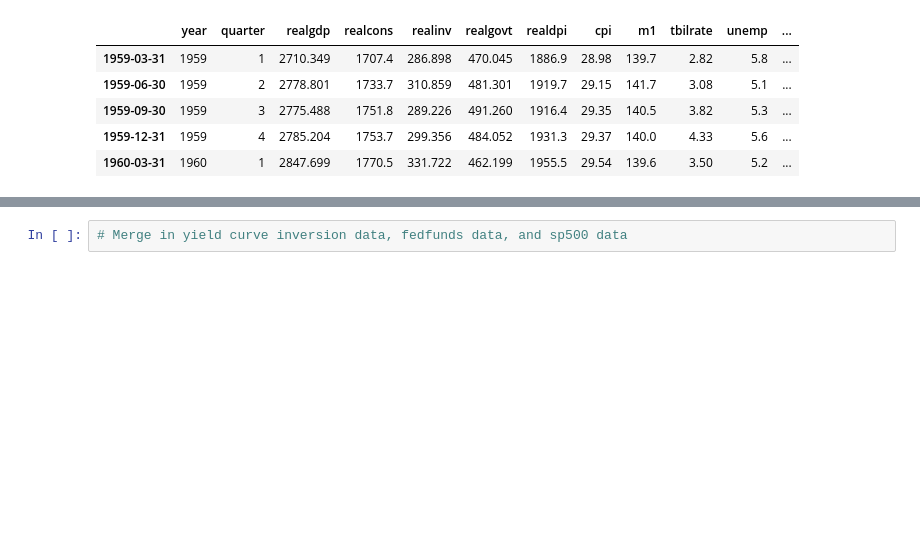
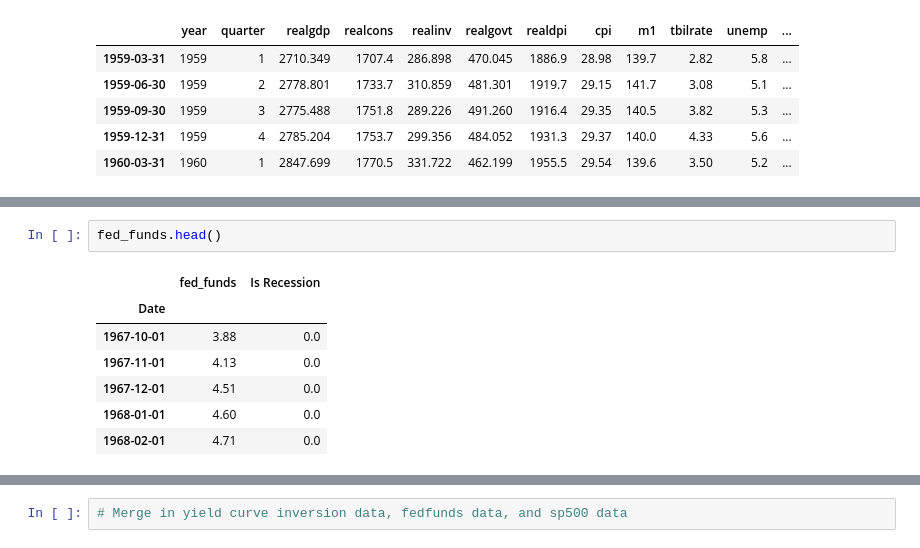
Before and after one commit to mattg12/Macro-Research, a Jupyter notebook: notebooks/Yield_Curve_Inversions.ipynb, the cells around one changed output, grey strips where cells are left out. Drawn from its saved outputs; the diff is of its cells as text; blank space fills up the shorter version.

```diff
--- a/notebooks/Yield_Curve_Inversions.ipynb
+++ b/notebooks/Yield_Curve_Inversions.ipynb
@@ -186,0 +197,10 @@ macro.head()
+# %%
+fed_funds.head()
+# %% [output]
+|  | fed_funds | Is Recession |
+| Date |  |  |
+| 1967-10-01 | 3.88 | 0.0 |
+| 1967-11-01 | 4.13 | 0.0 |
+| 1967-12-01 | 4.51 | 0.0 |
+| 1968-01-01 | 4.60 | 0.0 |
+| 1968-02-01 | 4.71 | 0.0 |
```
Also changed, not shown: parts of 3 cells of this notebook.
